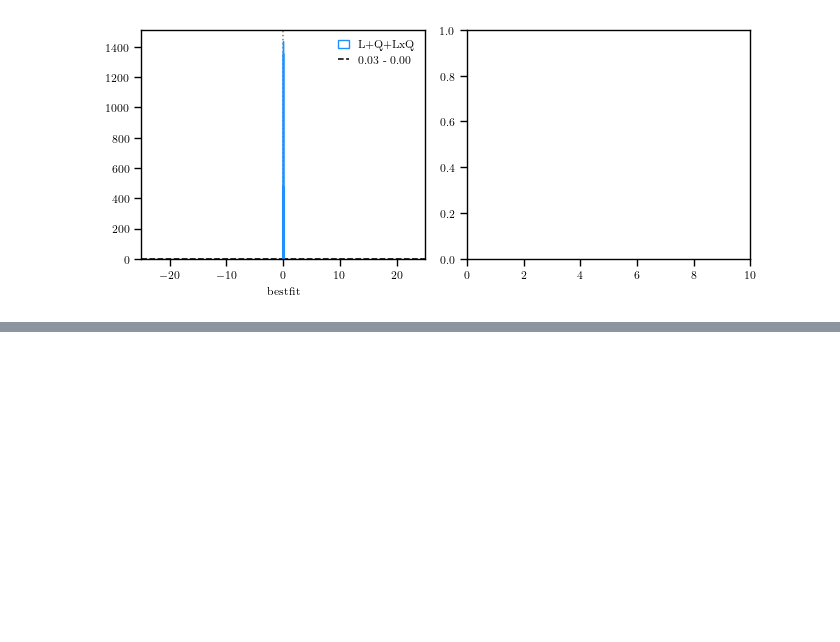
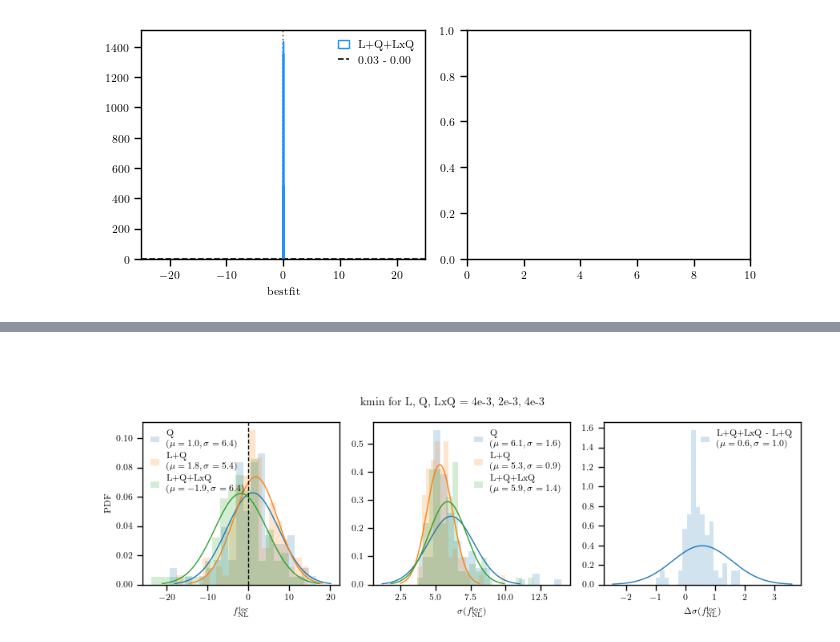
Before and after one commit to Jiaxi-Yu/desi-clustering, a Jupyter notebook: local_png/validation_mocks.ipynb, the cells around one changed output, grey strips where cells are left out. Drawn from its saved outputs; the diff is of its cells as text; code cells hidden in the pictures; blank space fills up the shorter version.

```diff
--- a/local_png/validation_mocks.ipynb
+++ b/local_png/validation_mocks.ipynb
@@ -1360,0 +1585,70 @@ profiles['LRGxLRG-LRGxQSO-QSOxQSO']['GCcomb']['mock_cov']['4e-03-4e-03-2e-03']['
+# %% [markdown]
+##
+# %%
+def get_index(profiles, params):
+    """Get the row index of a named parameter in a bestfit/profile array (list of [name, value, ...])."""
+    return np.where([profiles[i][0] == params for i in range(len(profiles))])[0][0]
+
+
+plt.figure(figsize=(9, 3))
+
+nmocks = 100
+
+for i, (tt, kmin, label) in enumerate(zip(['QSOxQSO', 'LRGxLRG-QSOxQSO', 'LRGxLRG-LRGxQSO-QSOxQSO'],
+                                          ['2e-03', '4e-03-2e-03', '4e-03-4e-03-2e-03'],
+                                          ['Q', 'L+Q', 'L+Q+LxQ'])):
+
+    idx = get_index(profiles[tt]['GCcomb']['mock_cov'][kmin]['_RIC+AMR'][0], 'fnl_loc')
+    fnl_vals = np.array([profiles[tt]['GCcomb']['mock_cov'][kmin]['_RIC+AMR'][i][idx][1] for i in range(nmocks)], dtype='float')
+    fnl_errs = np.array([profiles[tt]['GCcomb']['mock_cov'][kmin]['_RIC+AMR'][i][idx][2] for i in range(nmocks)], dtype='float')
+
+    plt.subplot(131)
+    mu, std = np.mean(fnl_vals), np.std(fnl_vals)
+    plt.hist(fnl_vals, bins=20, density=True, color=f'C{i}', alpha=0.2, label=label + f'\n($\mu={mu:.1f}, \sigma={std:.1f}$)')
+    x = np.linspace(mu - 3 * std, mu + 3 * std, 500)
+    pdf = np.exp(-0.5 * ((x - mu) / std) ** 2) / (std * np.sqrt(2 * np.pi))
+    plt.plot(x, pdf, color=f'C{i}', ls='-', lw=1)
+
+    plt.subplot(132)
+    mu, std = np.mean(fnl_errs), np.std(fnl_errs)
+    plt.hist(fnl_errs, bins=20, density=True, color=f'C{i}', alpha=0.2, label=label + f'\n($\mu={mu:.1f}, \sigma={std:.1f}$)')
+    x = np.linspace(mu - 3 * std, mu + 3 * std, 500)
+    pdf = np.exp(-0.5 * ((x - mu) / std) ** 2) / (std * np.sqrt(2 * np.pi))
+    plt.plot(x, pdf, color=f'C{i}', ls='-', lw=1)
+
+plt.subplot(131)
+plt.axvline(0, ls='--', c='k', lw=1)
+plt.xlabel(r'$f_{\rm NL}^{\rm loc}$')
+plt.ylabel('PDF')
+plt.legend()
+
+plt.subplot(132)
+plt.xlabel(r'$\sigma(f_{\rm NL}^{\rm loc})$')
+plt.legend()
+
+plt.subplot(133)
+idx = get_index(profiles['LRGxLRG-QSOxQSO']['GCcomb']['mock_cov']['4e-03-2e-03']['_RIC+AMR'][0], 'fnl_loc')
+fnl_vals = np.array([profiles['LRGxLRG-QSOxQSO']['GCcomb']['mock_cov']['4e-03-2e-03']['_RIC+AMR'][i][idx][1] for i in range(nmocks)], dtype='float')
+fnl_errs = np.array([profiles['LRGxLRG-QSOxQSO']['GCcomb']['mock_cov']['4e-03-2e-03']['_RIC+AMR'][i][idx][2] for i in range(nmocks)], dtype='float')
+
+idx = get_index(profiles['LRGxLRG-LRGxQSO-QSOxQSO']['GCcomb']['mock_cov']['4e-03-4e-03-2e-03']['_RIC+AMR'][0], 'fnl_loc')
+fnl_vals2 = np.array([profiles['LRGxLRG-LRGxQSO-QSOxQSO']['GCcomb']['mock_cov']['4e-03-4e-03-2e-03']['_RIC+AMR'][i][idx][1] for i in range(nmocks)], dtype='float')
+fnl_errs2 = np.array([profiles['LRGxLRG-LRGxQSO-QSOxQSO']['GCcomb']['mock_cov']['4e-03-4e-03-2e-03']['_RIC+AMR'][i][idx][2] for i in range(nmocks)], dtype='float')
+
+diff_val = fnl_vals2 - fnl_vals
+diff_err = fnl_errs2 - fnl_errs
+
+mu, std = np.mean(diff_err), np.std(diff_err)
+plt.hist(diff_err, range=(-1, 2), bins=20, density=True, color=f'C0', alpha=0.2, label=f'L+Q+LxQ - L+Q\n($\mu={mu:.1f}, \sigma={std:.1f}$)')
+x = np.linspace(mu - 3 * std, mu + 3 * std, 500)
+pdf = np.exp(-0.5 * ((x - mu) / std) ** 2) / (std * np.sqrt(2 * np.pi))
+plt.plot(x, pdf, color=f'C0', ls='-', lw=1)
+
+plt.xlabel(r'$\Delta \sigma(f_{\rm NL}^{\rm loc})$')
+plt.legend()
+plt.suptitle('kmin for L, Q, LxQ = 4e-3, 2e-3, 4e-3', fontsize=10, y=0.96)
+plt.tight_layout()
+plt.savefig('fig/Q-L+Q-L+Q+LxQ_fnl_distribution.png', dpi=400)
+plt.show()
+# %% [output]
+[figure, added]
```
Also changed, not shown: parts of 19 cells of this notebook, 1 other file.
